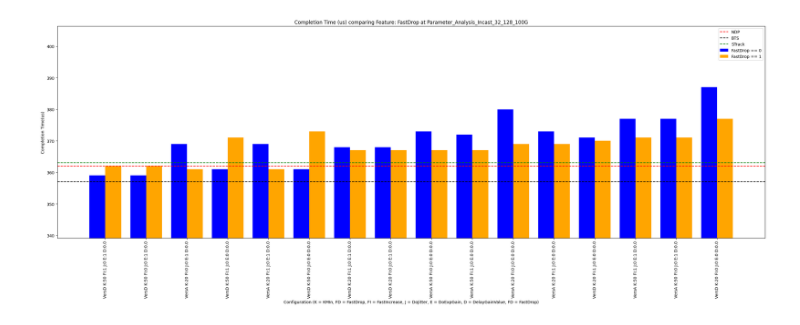
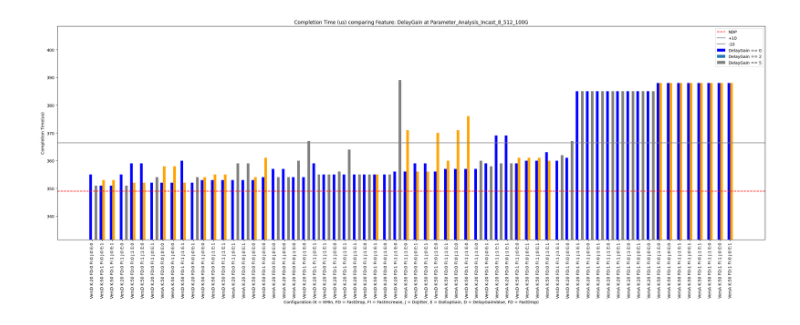
Before and after one commit to spcl/HTSIM-old, a Jupyter notebook: plotting/Summary_Notebook.ipynb, the cells around one changed output. Cells and saved outputs as stored; diff of their text form; code cells hidden in the pictures.

```diff
--- a/plotting/Summary_Notebook.ipynb
+++ b/plotting/Summary_Notebook.ipynb
@@ -7,10 +7,14 @@ from matplotlib import rcParams
 import argparse
 
 # Parser
-my_folder = "Parameter_Analysis_Incast_32_128_100G"
+my_folder = "Parameter_Analysis_incast_128_8_512_bin_100000Gbps"
 
 # Creating the original DataFrame with the specified columns and adding the rows
 df = pd.read_csv(my_folder + "/Summary.csv")
+df = df[~((df["KMin"] == 20) & (df["DelayGain"] == 2))]
+df = df[~((df["KMin"] == 50) & (df["DelayGain"] == 5))]
+
+
 display(df)
 # %% [output]
 |  | Algo | KMin | KMax | TargetRTT | FastDrop | FastIncrease | DoJitter | DoExpGain | DelayGain | ... |
@@ -188,11 +538,14 @@ run_comparison(df, filtering_on, possible_value_0, possible_value_1)
 # %%
 # Input Values
 df = pd.read_csv(my_folder + "/Summary.csv")
-filtering_on = "FastDrop"
+df = df[~((df["KMin"] == 20) & (df["DelayGain"] == 2))]
+df = df[~((df["KMin"] == 50) & (df["DelayGain"] == 5))]
+filtering_on = "DelayGain"
 possible_value_0 = 0
-possible_value_1 = 1
+possible_value_1 = 2
+possible_value_2 = 5
 
 # Generate Plot
-run_comparison(df, filtering_on, possible_value_0, possible_value_1)
+run_comparison(df, filtering_on, possible_value_0, possible_value_1, possible_value_2)
 # %% [output]
-[figure, old version]
+[figure, new version]
```
Also changed, not shown: parts of 13 cells of this notebook, 56 other files.
